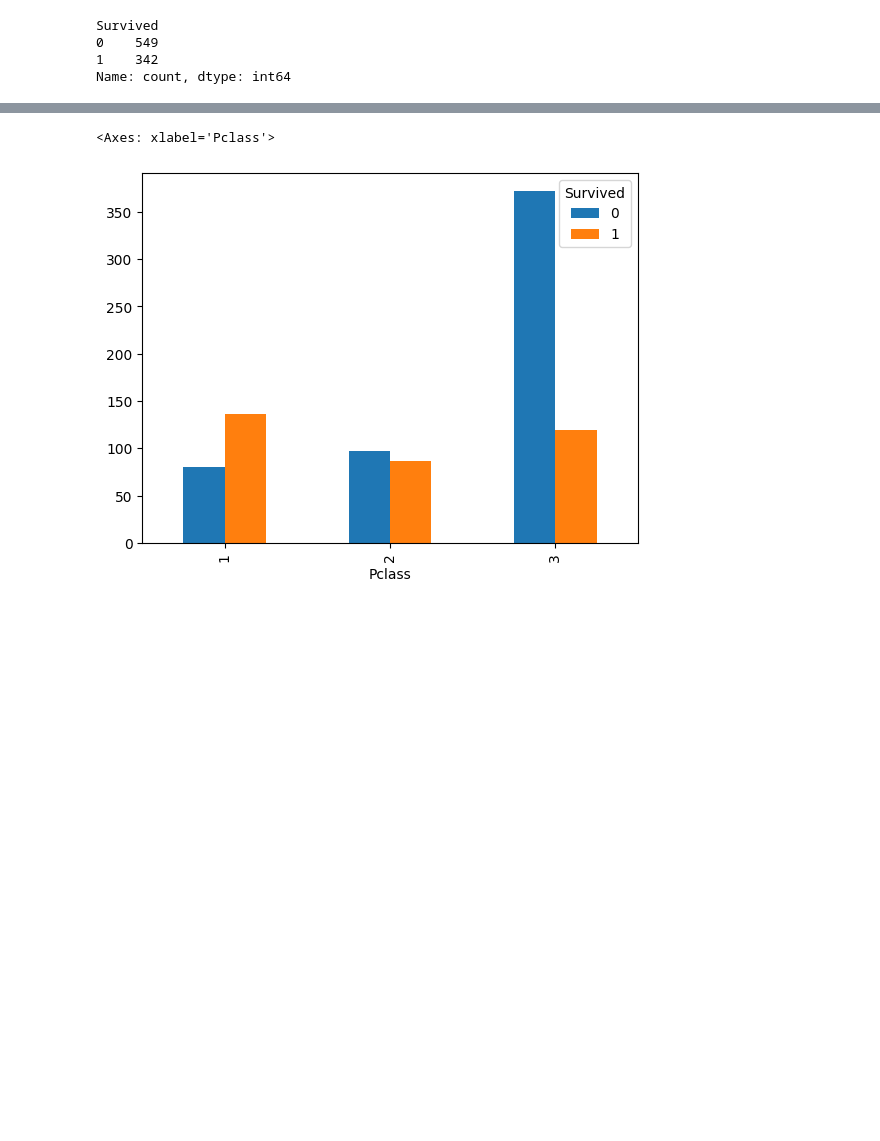
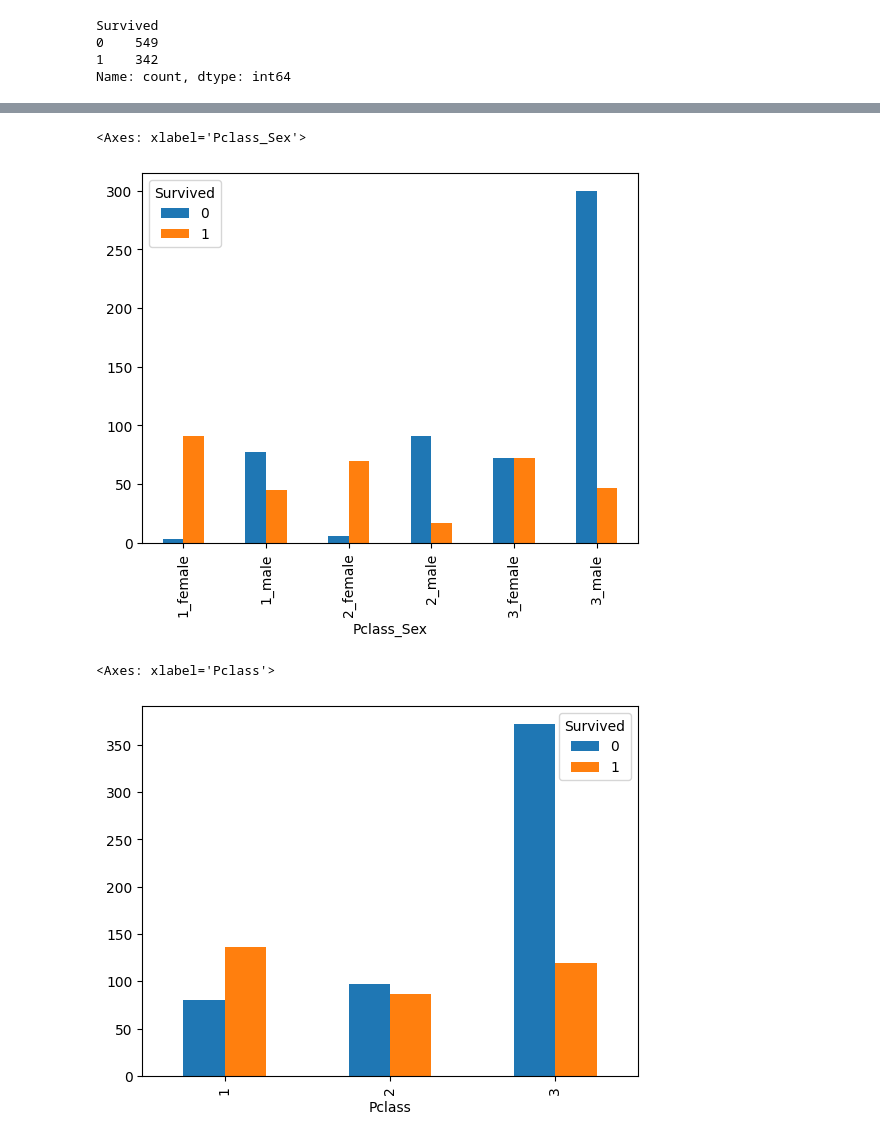
Before and after one commit to somya95/kaggle_titanic, a Jupyter notebook: feature_engineering.ipynb, the cells around one changed output, grey strips where cells are left out. Saved outputs shown, nothing was run; the diff lists cells and outputs as text; code cells hidden in the pictures; blank space fills up the shorter version.

```diff
--- a/feature_engineering.ipynb
+++ b/feature_engineering.ipynb
@@ -23,0 +56,3 @@ Name: count, dtype: int64
+# %%
+X['Family'] = X['Parch'] + X['SibSp']
+X.groupby('Family')['Survived'].value_counts().unstack().plot(kind='bar')
@@ -24,3 +62,8 @@ Name: count, dtype: int64
+# %%
+X.groupby('Pclass_Sex')['Survived'].value_counts().unstack().plot(kind='bar')
+# %% [output]
+<Axes: xlabel='Pclass_Sex'>
+[figure, added]
 # %%
 X.groupby('Pclass')['Survived'].value_counts().unstack().plot(kind='bar')
 # %% [output]
```
Also changed, not shown: parts of 6 cells of this notebook, 1 other file.
